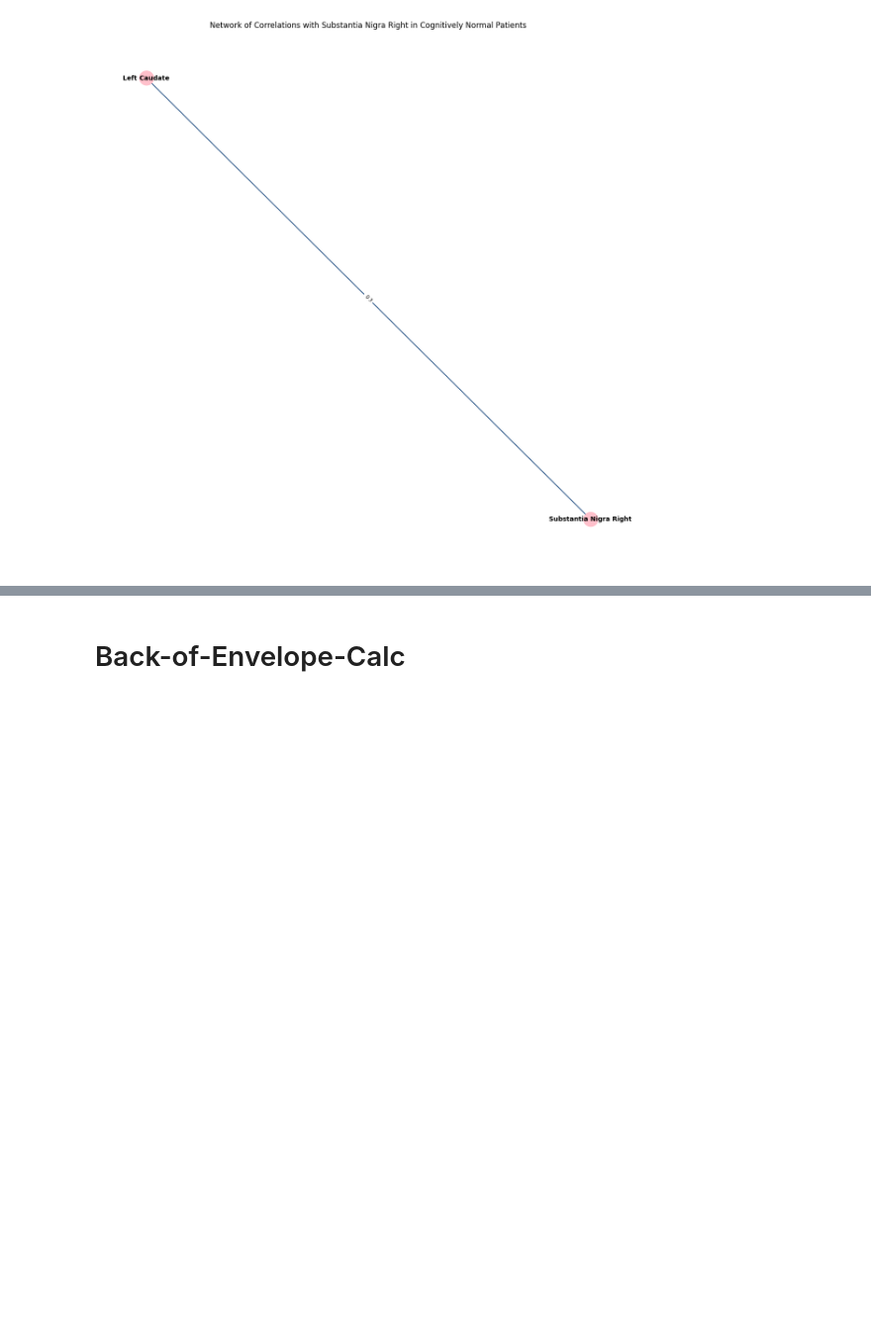
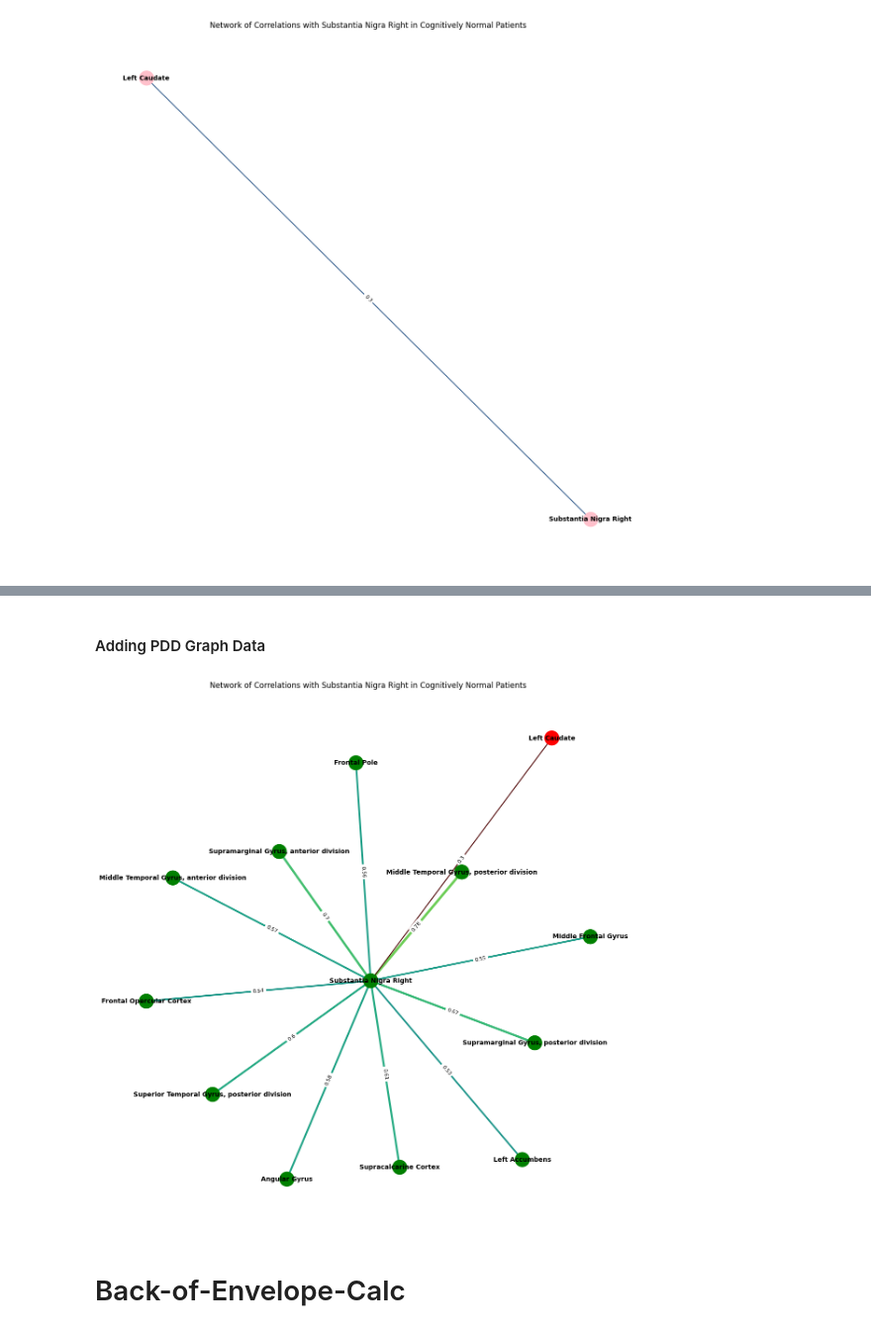
Before and after one commit to efwoods/Parkinsons_Disease_Study, a Jupyter notebook: notebooks/cluster_analysis.ipynb, the cells around one changed output, grey strips where cells are left out. Shown at 99% size. Saved outputs shown, nothing was run; the diff lists cells and outputs as text; code cells hidden in the pictures; blank space fills up the shorter version.

Commit message:
combined the statistical significant graphs of the SN fALFF correlations of the  PDD and Cognitively Normal Patient's Regions

```diff
--- a/notebooks/cluster_analysis.ipynb
+++ b/notebooks/cluster_analysis.ipynb
@@ -1670,2 +1680,3 @@ plt.show()
 # %%
-cognitively_normal_df.corr()["Substantia Nigra Right"][statistically_significant_regions_cog_normal]
+edge_correlations = cognitively_normal_df.corr()["Substantia Nigra Right"][statistically_significant_regions_cog_normal][:-1].values
+edge_correlations = np.append(edge_correlations, pdd_edge_correlations[0])
@@ -1685,0 +1683,3 @@ Name: Substantia Nigra Right, dtype: float64
+# %%
+nodes = cognitively_normal_df.corr()["Substantia Nigra Right"][statistically_significant_regions_cog_normal].index.values
+nodes = np.append(nodes, "Left Caudate")
@@ -1686,3 +1698,50 @@ Name: Substantia Nigra Right, dtype: float64
+# %%
+cognitively_normal_stat_sign_corr_graph = nx.Graph()
+cognitively_normal_stat_sign_corr_graph.add_nodes_from(nodes)
+edge_nodes = [node for node in nodes if node != "Substantia Nigra Right"]
+for index, node in enumerate(edge_nodes):
+        cognitively_normal_stat_sign_corr_graph.add_edge(node, "Substantia Nigra Right", weight=edge_correlations[index])
+# %% [markdown]
+#### Adding PDD Graph Data
+# %%
+# Prepare the edge weights, thickness, and colors
+edge_weights = [data['weight'] for _, _, data in cognitively_normal_stat_sign_corr_graph.edges(data=True)]
+edge_thickness = [weight * 5 for weight in edge_weights]  # Scaling for better visibility
+edge_colors = [cm.viridis(weight) for weight in edge_weights]  # Using a colormap for colors
+edge_colors[-1] = (pdd_edge_correlations[0], 0, 0, 1) # modifying the color of the PDD group correlation
+# Set the default color for nodes
+node_colors = ['green' if node != 'Left Caudate' else 'red' for node in cognitively_normal_stat_sign_corr_graph.nodes]
+# %%
+
+# Draw the graph
+pos = nx.spring_layout(cognitively_normal_stat_sign_corr_graph, seed=42)  # Positioning of nodes
+plt.figure(figsize=(15, 15))
+
+# Draw nodes
+nx.draw_networkx_nodes(cognitively_normal_stat_sign_corr_graph, pos, node_size=500, node_color=node_colors)
+
+# Draw edges with weights (correlations)
+edges = cognitively_normal_stat_sign_corr_graph.edges(data=True)
+nx.draw_networkx_edges(cognitively_normal_stat_sign_corr_graph, pos, edgelist=edges, width=edge_thickness, edge_color=edge_colors)
+
+# Draw labels
+nx.draw_networkx_labels(cognitively_normal_stat_sign_corr_graph, pos, font_size=10, font_weight='bold')
+
+# Add edge labels for correlations
+# Create edge labels with the weight rounded to 2 decimal places, and handle the "Substantia Nigra Right" special case
+edge_labels = {
+    (node if node != "Substantia Nigra Right" else "Left Caudate", 'Substantia Nigra Right'): f'{round(weight["weight"], 2)}'
+    for node, _, weight in cognitively_normal_stat_sign_corr_graph.edges(data=True)
+}
+
+nx.draw_networkx_edge_labels(cognitively_normal_stat_sign_corr_graph, pos, edge_labels=edge_labels, font_size=8)
+
+# Show plot
+plt.title("Network of Correlations with Substantia Nigra Right in Cognitively Normal Patients")
+plt.axis('off')
+plt.show()
+# %% [output]
+[figure, added]
 # %% [markdown]
 # Back-of-Envelope-Calc
 # %%
```
Also changed, not shown: parts of 5 cells of this notebook, 1 other file.
